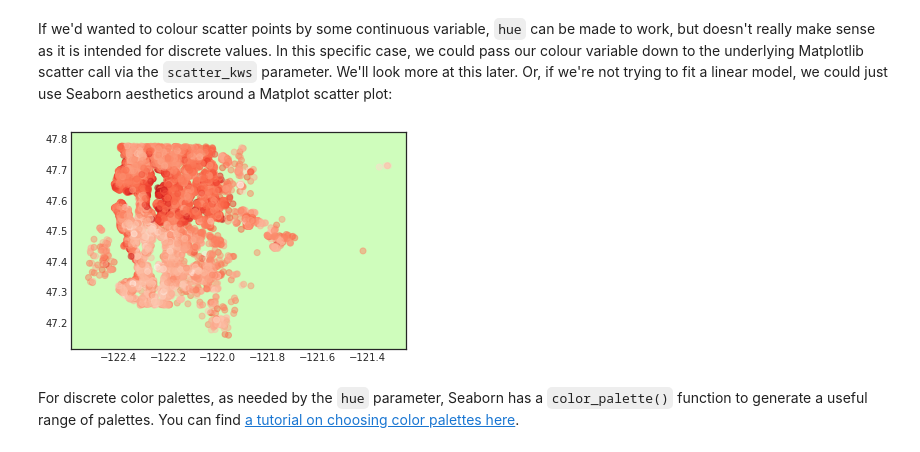
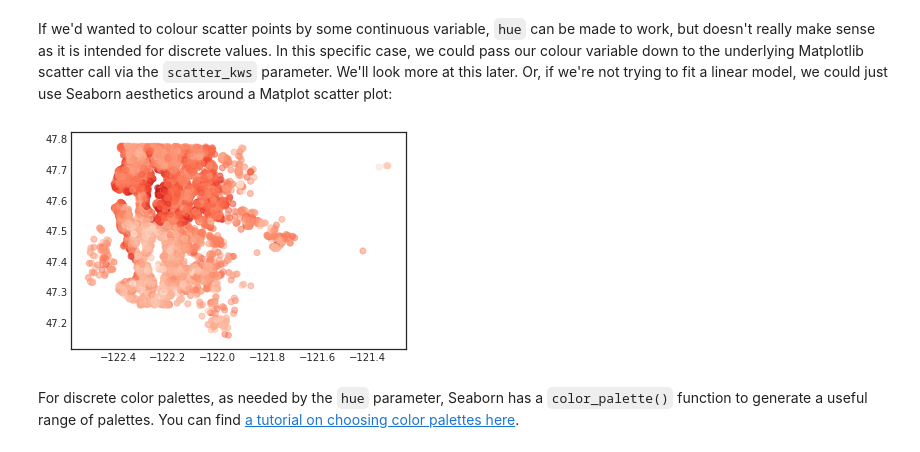
Before and after one commit to claresloggett/aspp-visualisation, a Jupyter notebook: Seaborn.ipynb, the cells around one changed output. Cells and saved outputs as stored; diff of their text form; code cells hidden in the pictures.

```diff
--- a/Seaborn.ipynb
+++ b/Seaborn.ipynb
@@ -29,9 +29,6 @@ sales = pd.read_csv("housing-data-10000.csv",
                     parse_dates=['date'],
                     dtype={'zipcode': 'category',
                            'waterfront': 'bool'})
-
-# We'll add a count column that is just 1 for every sale - convenient for aggregating sale counts later
-sales['count'] = 1
 # %%
 sales.head()
 # %% [output]
@@ -268,13 +262,12 @@ If we'd wanted to colour scatter points by some continuous variable, `hue` can b
 # %%
 sample = sales.sample(200)
 
 with sns.axes_style('white'):
     fig, ax = plt.subplots()
-    ax.set_facecolor(sns.xkcd_rgb['very pale green'])
     ax.scatter(x=sales['long'], y=sales['lat'], c=sales['price'].apply(np.log),
                alpha=0.5, cmap='Reds')
 # %% [output]
-[figure, old version]
+[figure, new version]
 # %% [markdown]
 For discrete color palettes, as needed by the `hue` parameter, Seaborn has a `color_palette()` function to generate a useful range of palettes. You can find [a tutorial on choosing color palettes here](https://seaborn.pydata.org/tutorial/color_palettes.html).
 # %% [markdown]
```
Also changed, not shown: parts of 18 cells of this notebook, 2 other files.
